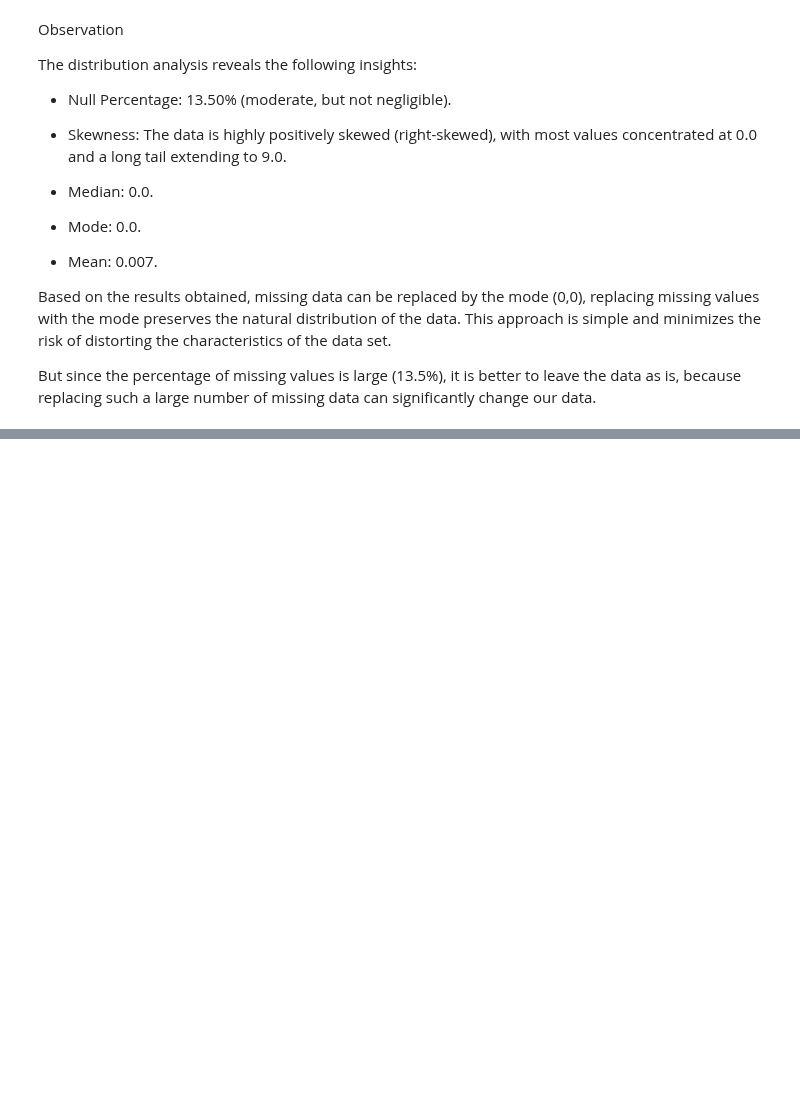
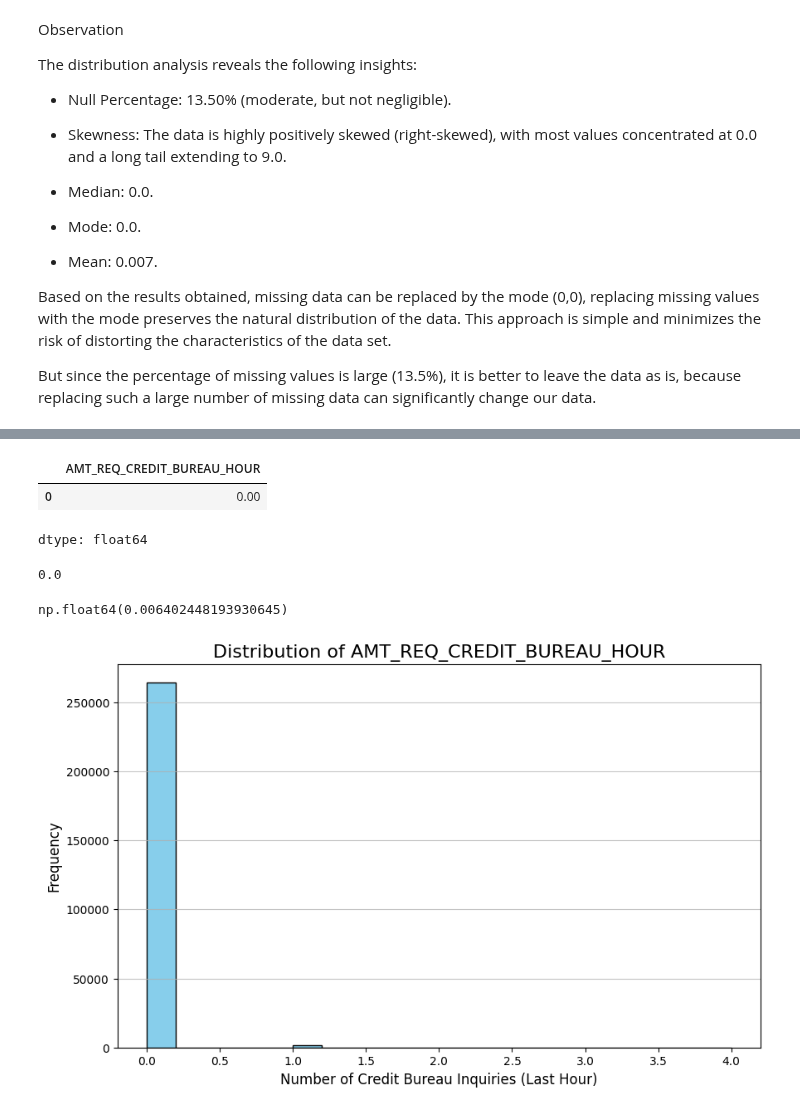
Before and after one commit to KharchenkoAnastasia/credit-default-risk-analysis, a Jupyter notebook: Home_Credit_Default_Risk.ipynb, the cells around one changed output, grey strips where cells are left out. Drawn from its saved outputs; the diff is of its cells as text; code cells hidden in the pictures; blank space fills up the shorter version.

Commit message:
Home_Credit_Default_Risk

```diff
--- a/Home_Credit_Default_Risk.ipynb
+++ b/Home_Credit_Default_Risk.ipynb
@@ -930,0 +962,24 @@
+# %%
+df['AMT_REQ_CREDIT_BUREAU_HOUR'].mode()
+# %% [output]
+|  | AMT_REQ_CREDIT_BUREAU_HOUR |
+| 0 | 0.00 |
+dtype: float64
+# %%
+df['AMT_REQ_CREDIT_BUREAU_HOUR'].median()
+# %% [output]
+0.0
+# %%
+df['AMT_REQ_CREDIT_BUREAU_HOUR'].mean()
+# %% [output]
+np.float64(0.006402448193930645)
+# %%
+plt.figure(figsize=(10, 6))
+plt.hist(df['AMT_REQ_CREDIT_BUREAU_HOUR'].dropna(), bins=20, color='skyblue', edgecolor='black')
+plt.title('Distribution of AMT_REQ_CREDIT_BUREAU_HOUR', fontsize=16)
+plt.xlabel('Number of Credit Bureau Inquiries (Last Hour)', fontsize=12)
+plt.ylabel('Frequency', fontsize=12)
+plt.grid(axis='y', alpha=0.75)
+plt.show()
+# %% [output]
+[figure, added]
```
Also changed, not shown: parts of 7 cells of this notebook.
